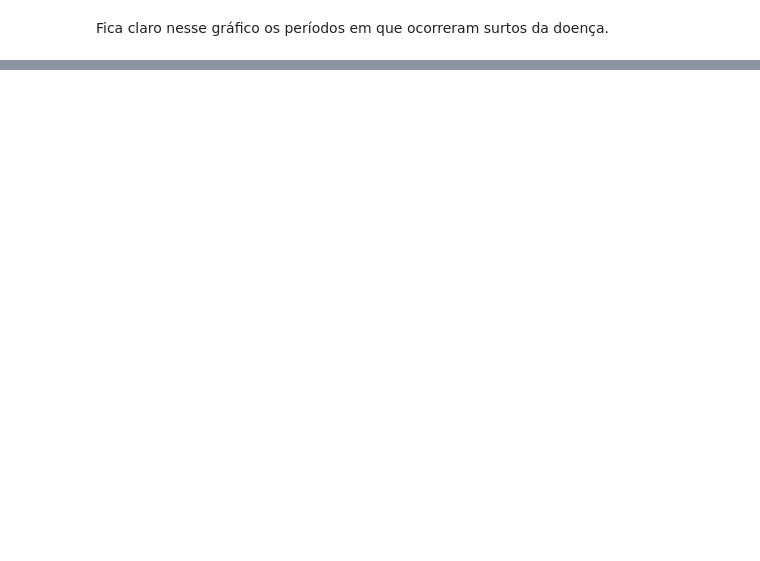
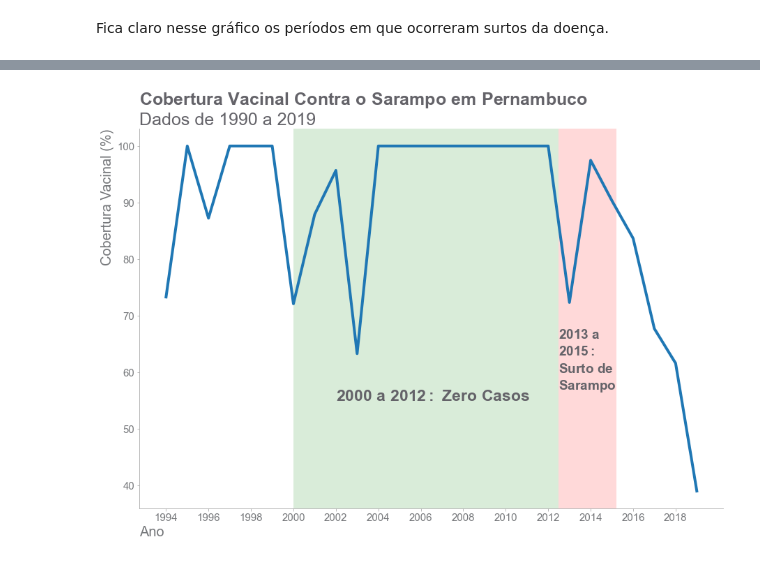
Before and after one commit to diascarolina/vacinacao-geral-no-brasil, a Jupyter notebook: notebooks/sarampo.ipynb, the cells around one changed output, grey strips where cells are left out. Drawn from its saved outputs; the diff is of its cells as text; code cells hidden in the pictures; blank space fills up the shorter version.

```diff
--- a/notebooks/sarampo.ipynb
+++ b/notebooks/sarampo.ipynb
@@ -116,0 +115,2 @@ plt.show()
+# %%
+cob_vac = pd.read_csv('../dados/clean/cob_vac.csv')
@@ -116,0 +126,32 @@ plt.show()
+# %%
+cobertura_vacina = cob_vac.set_index('Ano').rename_axis(None)
+# %%
+ax = cobertura_vacina['Pernambuco'].plot(figsize = (15, 10), linewidth = 4)
+ax.tick_params(color = 'darkgrey', bottom = 'off')
+ax.spines['bottom'].set_color('darkgrey')
+ax.spines['left'].set_color('darkgrey')
+sns.despine()
+
+for i in ax.get_yticklabels() + ax.get_xticklabels():
+    i.set_fontsize(15)
+    i.set_color(GRAY5)
+
+plt.xticks(range(1994, 2020, 2))
+
+plt.title('$\\bf{Cobertura\ Vacinal\ Contra\ o\ Sarampo\ em\ Pernambuco}$\nDados de 1990 a 2019',
+          loc = 'left', fontsize = 25, color = GRAY4)
+plt.ylabel('Cobertura Vacinal (%)', loc = 'top', fontsize = 20, color = GRAY5)
+plt.xlabel('Ano', loc = 'left', fontsize = 20, color = GRAY5)
+
+plt.axvspan(2000, 2012.5, facecolor = 'g', alpha = 0.15)
+plt.text(2002, 55, '$\\bf{2000\ a\ 2012:\ Zero\ Casos}$', fontsize = 23, color = GRAY4)
+
+plt.axvspan(2012.5, 2015.2, facecolor = 'r', alpha = 0.15)
+plt.text(2012.5, 66, '$\\bf{2013\ a}$', fontsize = 19, color = GRAY4)
+plt.text(2012.5, 63, '$\\bf{2015:}$', fontsize = 19, color = GRAY4)
+plt.text(2012.5, 60, '$\\bf{Surto\ de}$', fontsize = 19, color = GRAY4)
+plt.text(2012.5, 57, '$\\bf{Sarampo}$', fontsize = 19, color = GRAY4)
+
+plt.show()
+# %% [output]
+[figure, added]
```
Also changed, not shown: parts of 20 cells of this notebook, 6 other files.
